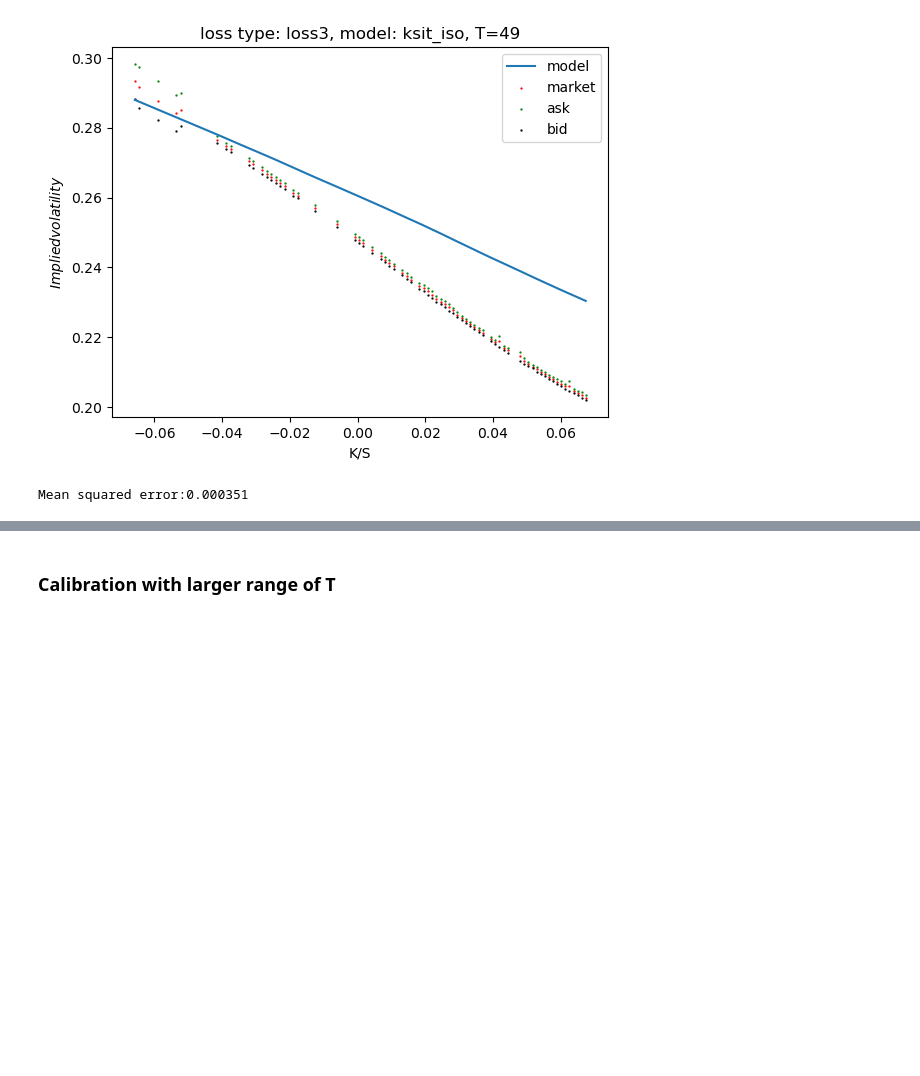
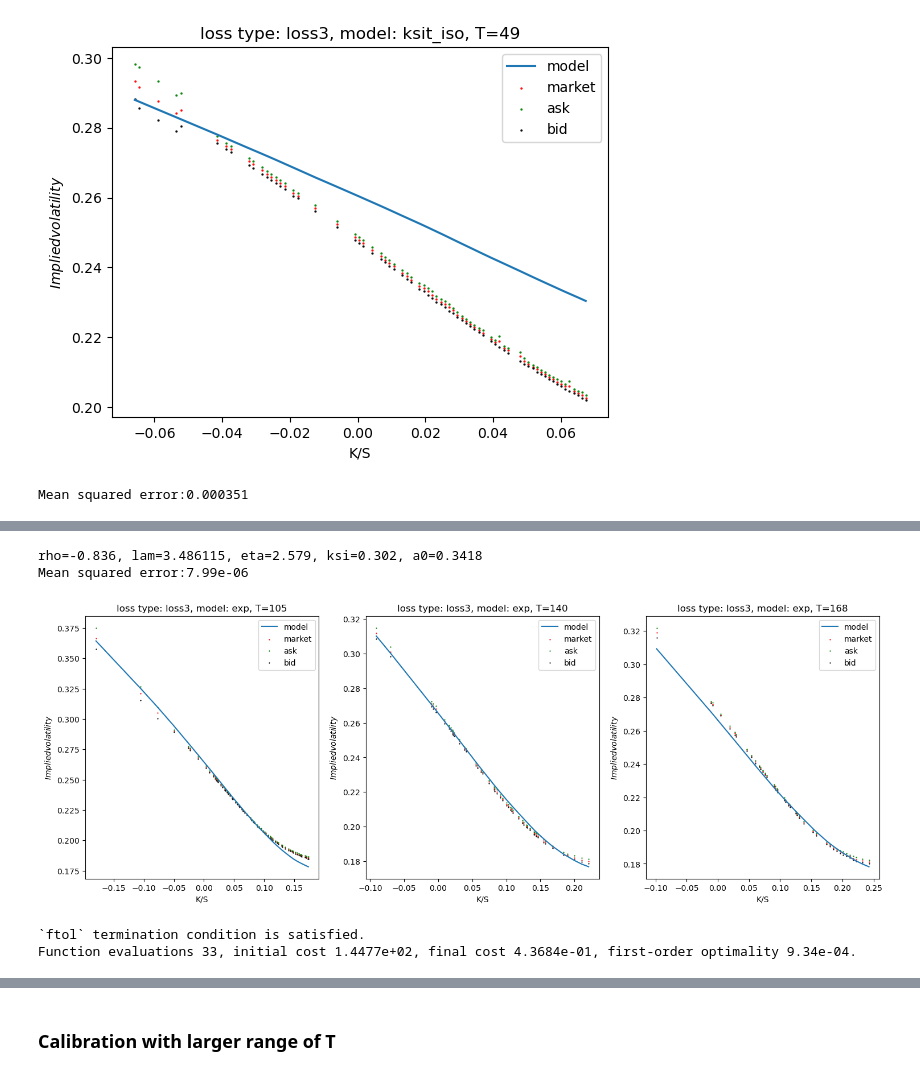
Before and after one commit to GearlessJohn/deep-pricing, a Jupyter notebook: src/simulation_Xt_V1.ipynb, the cells around one changed output, grey strips where cells are left out. Drawn from its saved outputs; the diff is of its cells as text; code cells hidden in the pictures; blank space fills up the shorter version.

```diff
--- a/src/simulation_Xt_V1.ipynb
+++ b/src/simulation_Xt_V1.ipynb
@@ -1115,0 +1127,12 @@ Mean squared error:1.49e-05
+# %%
+show_vol(params=params_exp_close_loss3, loss_type=3, kernel="exp")
+# %% [output]
+rho=-0.836, lam=3.486115, eta=2.579, ksi=0.302, a0=0.3418
+Mean squared error:7.99e-06
+[figure, added]
+# %%
+res = calibration(Ks=Ks, y=call_markets, S0=S0s, T=Ts, loss=loss_3, kernel="frac")
+params_frac_close_loss3 = res.x
+# %% [output]
+`ftol` termination condition is satisfied.
+Function evaluations 33, initial cost 1.4477e+02, final cost 4.3684e-01, first-order optimality 9.34e-04.
```
Also changed, not shown: parts of 65 cells of this notebook.
